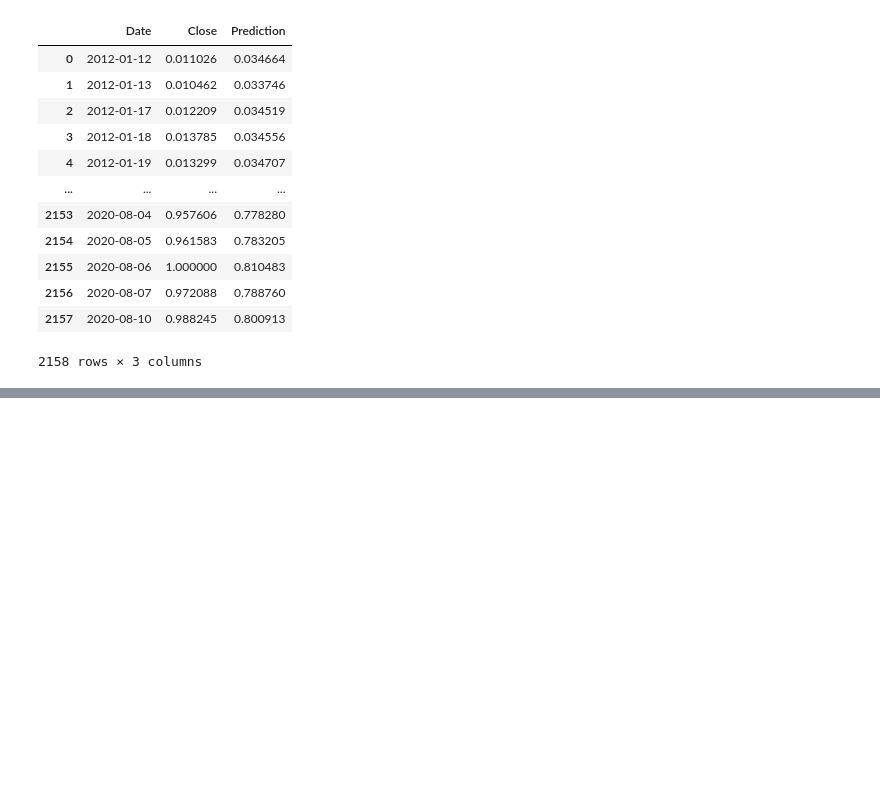
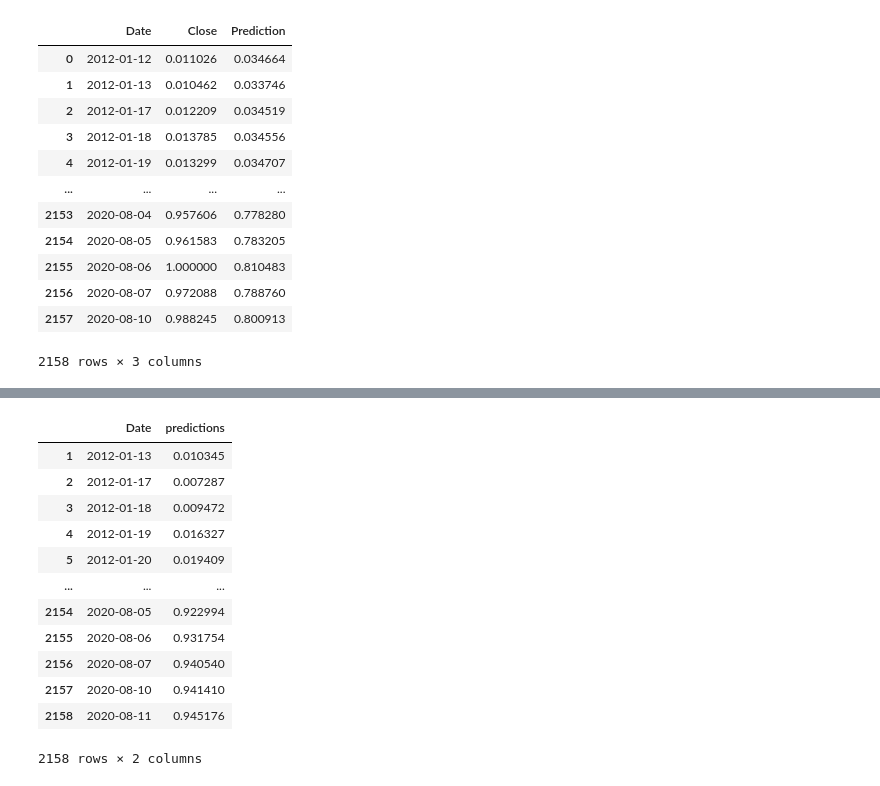
Before and after one commit to Aviral2309/Financial-Analysis-Practice-Problems-, a Jupyter notebook: Stock_Prediction_Model/stock_future_prediction.ipynb, the cells around one changed output, grey strips where cells are left out. Drawn from its saved outputs; the diff is of its cells as text; code cells hidden in the pictures; blank space fills up the shorter version.

```diff
--- a/Stock_Prediction_Model/stock_future_prediction.ipynb
+++ b/Stock_Prediction_Model/stock_future_prediction.ipynb
@@ -457,0 +601,3 @@ interactive_plot(df_predicted, "Original Vs. Prediction")
+# %%
+# Make prediction
+predicted = model.predict(X)
@@ -457,0 +632,3 @@ interactive_plot(df_predicted, "Original Vs. Prediction")
+# %%
+test_predicted = np.array(predicted).reshape(-1).tolist()
+test_predicted
@@ -457,0 +673,16 @@ interactive_plot(df_predicted, "Original Vs. Prediction")
+# %%
+df_predicted
+# %% [output]
+|  | Date | predictions |
+| 1 | 2012-01-13 | 0.010345 |
+| 2 | 2012-01-17 | 0.007287 |
+| 3 | 2012-01-18 | 0.009472 |
+| 4 | 2012-01-19 | 0.016327 |
+| 5 | 2012-01-20 | 0.019409 |
+| ... | ... | ... |
+| 2154 | 2020-08-05 | 0.922994 |
+| 2155 | 2020-08-06 | 0.931754 |
+| 2156 | 2020-08-07 | 0.940540 |
+| 2157 | 2020-08-10 | 0.941410 |
+| 2158 | 2020-08-11 | 0.945176 |
+2158 rows × 2 columns
```
Also changed, not shown: parts of 23 cells of this notebook, 4 other files.
